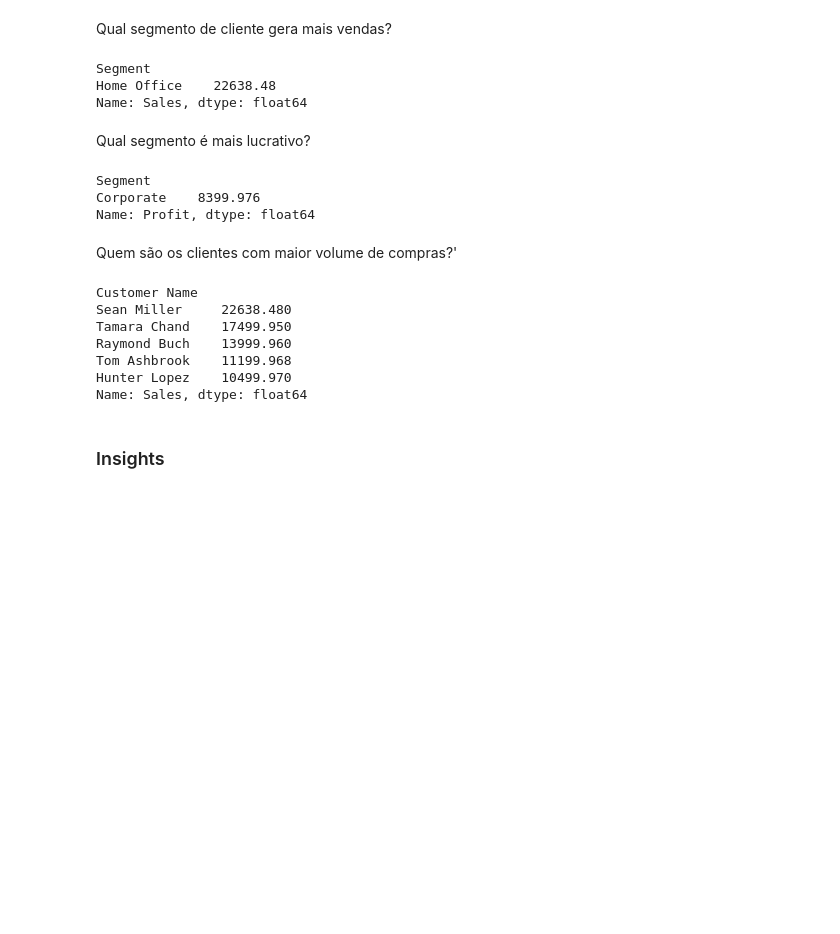
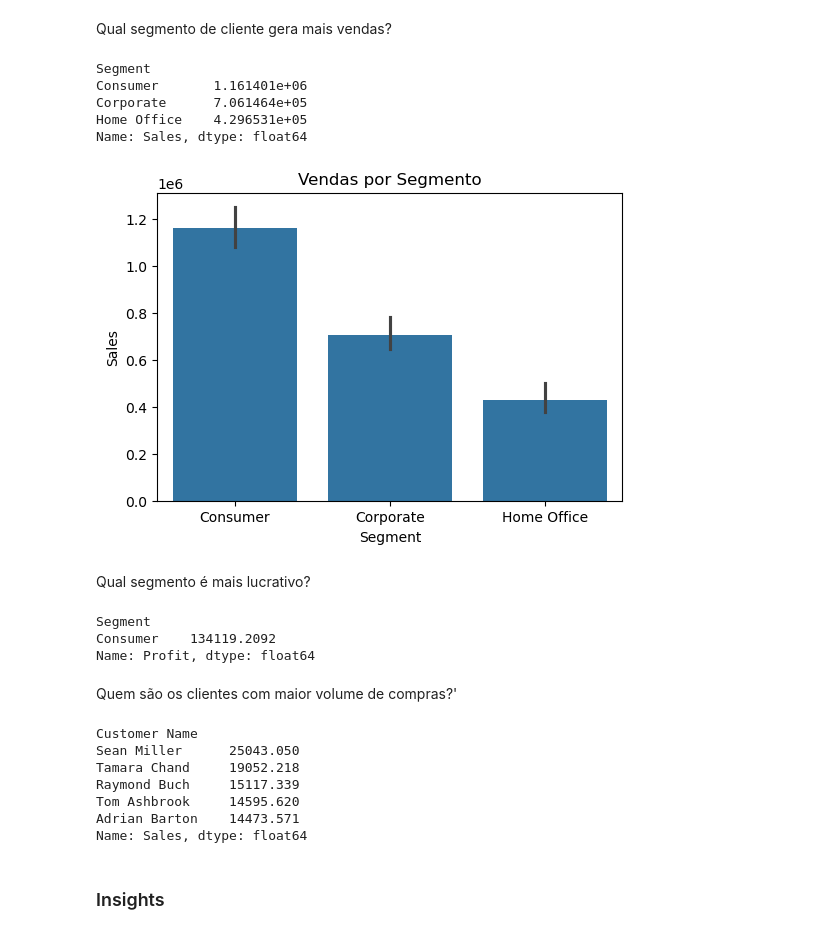
Before and after one commit to emiliogaspar27/data-analysis-portfolio, a Jupyter notebook: Superstore_Sales_Analysis/notebooks/Superstore_Sales_Analysis.ipynb, the cells around one changed output. Cells and saved outputs as stored; diff of their text form; code cells hidden in the pictures; blank space fills up the shorter version.

```diff
--- a/Superstore_Sales_Analysis/notebooks/Superstore_Sales_Analysis.ipynb
+++ b/Superstore_Sales_Analysis/notebooks/Superstore_Sales_Analysis.ipynb
@@ -268,30 +291,39 @@ Standard Class           5.006535    27.494770
 # %% [markdown]
 Qual segmento de cliente gera mais vendas?
 # %%
-df.groupby('Segment')['Sales'].max().sort_values(ascending=False).head(1)
+df.groupby('Segment')['Sales'].sum().sort_values(ascending=False)
 # %% [output]
 Segment
-Home Office    22638.48
+Consumer       1.161401e+06
+Corporate      7.061464e+05
+Home Office    4.296531e+05
 Name: Sales, dtype: float64
+# %%
+plt.figure(figsize=(6,4))
+sns.barplot(x='Segment', y='Sales', data=df, estimator=sum)
+plt.title('Vendas por Segmento')
+plt.show()
+# %% [output]
+[figure, added]
 # %% [markdown]
 Qual segmento é mais lucrativo?
 # %%
-df.groupby('Segment')['Profit'].max().sort_values(ascending=False).head(1)
+df.groupby('Segment')['Profit'].sum().sort_values(ascending=False).head(1)
 # %% [output]
 Segment
-Corporate    8399.976
+Consumer    134119.2092
 Name: Profit, dtype: float64
 # %% [markdown]
 Quem são os clientes com maior volume de compras?'
 # %%
-df.groupby('Customer Name')['Sales'].max().sort_values(ascending=False).head(5)
+df.groupby('Customer Name')['Sales'].sum().sort_values(ascending=False).head(5)
 # %% [output]
 Customer Name
-Sean Miller     22638.480
-Tamara Chand    17499.950
-Raymond Buch    13999.960
-Tom Ashbrook    11199.968
-Hunter Lopez    10499.970
+Sean Miller      25043.050
+Tamara Chand     19052.218
+Raymond Buch     15117.339
+Tom Ashbrook     14595.620
+Adrian Barton    14473.571
 Name: Sales, dtype: float64
 # %% [markdown]
 ### Insights
```
Also changed, not shown: parts of 13 cells of this notebook.
